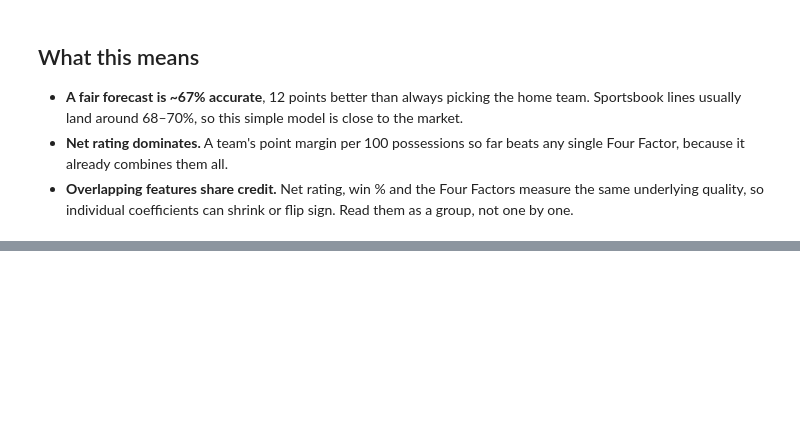
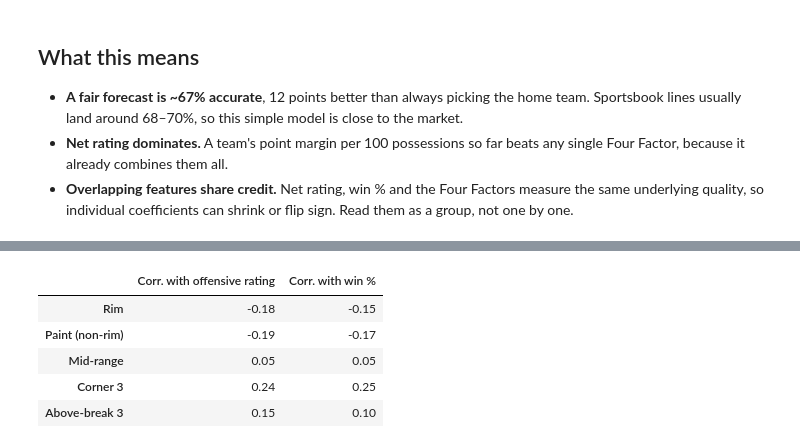
Before and after one commit to QYang5917/nba-win-predictors, a Jupyter notebook: notebooks/analysis.ipynb, the cells around one changed output, grey strips where cells are left out. Cells and saved outputs as stored; diff of their text form; code cells hidden in the pictures; blank space fills up the shorter version.

```diff
--- a/notebooks/analysis.ipynb
+++ b/notebooks/analysis.ipynb
@@ -270,0 +350,20 @@ imp.reindex(imp['Coefficient (std.)'].abs().sort_values(ascending=False).index).
+# %%
+# Which teams win: compare shot mix within each season (300 team-seasons)
+tm = g.groupby(['TEAM_ID', 'SEASON']).agg(WIN_PCT=('WL', lambda s: (s == 'W').mean()),
+                                          PTS=('PTS', 'sum'), POSS=('POSS', 'sum')).reset_index()
+tm['OFF_RTG'] = 100 * tm.PTS / tm.POSS
+mix = z[['TEAM_ID', 'SEASON']].copy()
+tot = sum(z[f'{col} FGA'] for col, _ in ZONES.values())
+for k, (col, _) in ZONES.items():
+    mix[k] = z[f'{col} FGA'] / tot
+mix = mix.merge(tm, on=['TEAM_ID', 'SEASON'])
+centered = mix.drop(columns='TEAM_ID').groupby('SEASON').transform(lambda s: s - s.mean())
+pd.DataFrame({'Corr. with offensive rating': centered[list(ZONES)].corrwith(centered.OFF_RTG),
+              'Corr. with win %': centered[list(ZONES)].corrwith(centered.WIN_PCT)}).round(2)
+# %% [output]
+|  | Corr. with offensive rating | Corr. with win % |
+| Rim | -0.18 | -0.15 |
+| Paint (non-rim) | -0.19 | -0.17 |
+| Mid-range | 0.05 | 0.05 |
+| Corner 3 | 0.24 | 0.25 |
+| Above-break 3 | 0.15 | 0.10 |
```
Also changed, not shown: parts of 7 cells of this notebook, 6 other files.
